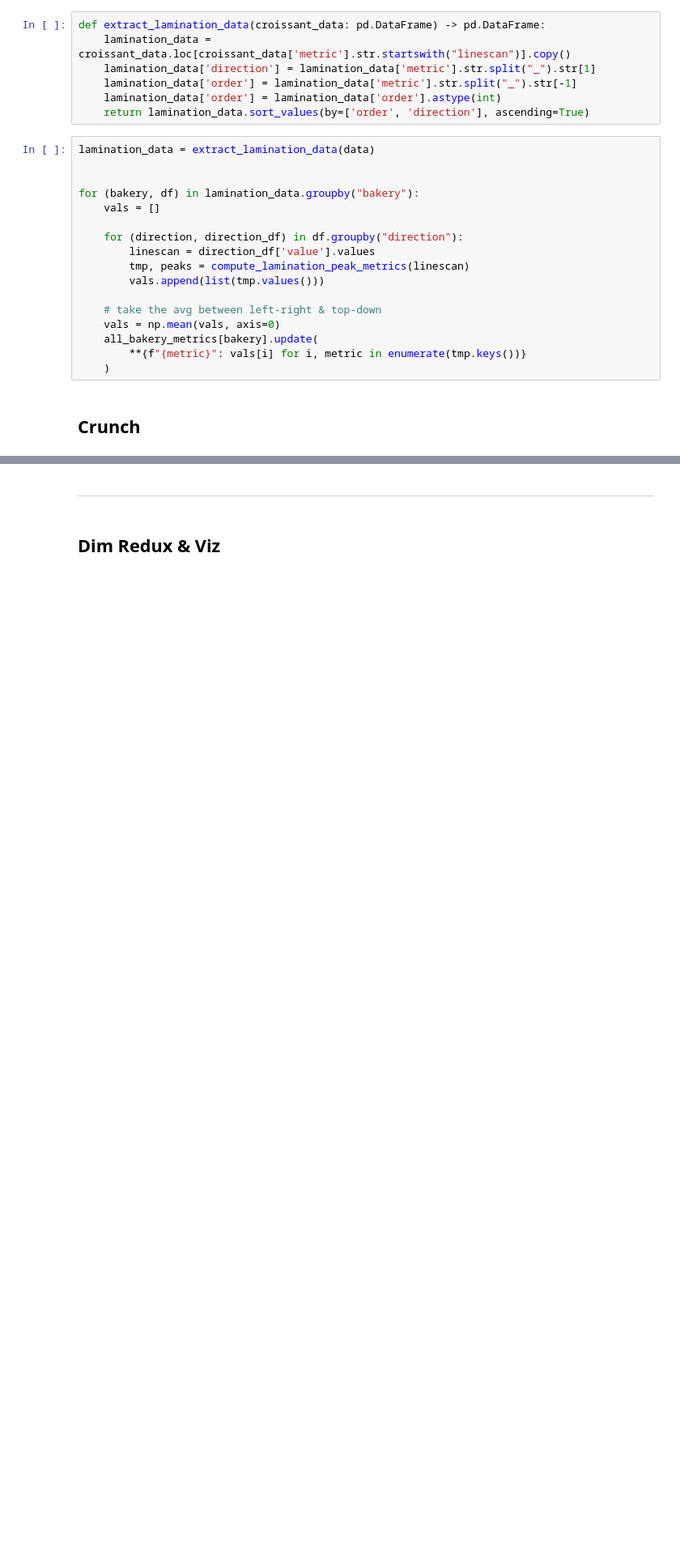
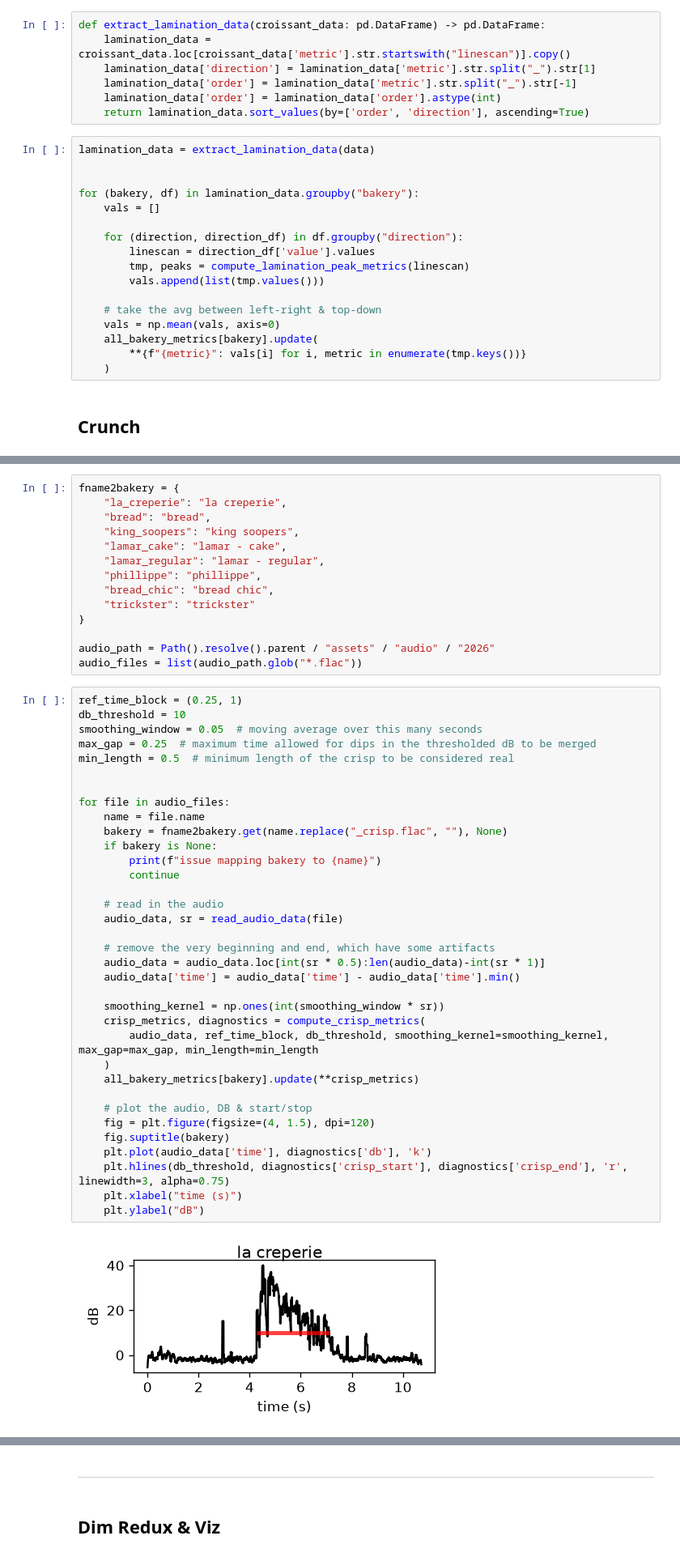
Before and after one commit to Jorsorokin/pytiserie, a Jupyter notebook: analysis/2026_analysis.ipynb, the cells around one changed output, grey strips where cells are left out. Shown at 81% size. Saved outputs shown, nothing was run; the diff lists cells and outputs as text; blank space fills up the shorter version.

Commit message:
update notebook with audio analysis

```diff
--- a/analysis/2026_analysis.ipynb
+++ b/analysis/2026_analysis.ipynb
@@ -202,0 +207,51 @@ for (bakery, df) in lamination_data.groupby("bakery"):
+# %%
+fname2bakery = {
+    "la_creperie": "la creperie",
+    "bread": "bread",
+    "king_soopers": "king soopers",
+    "lamar_cake": "lamar - cake",
+    "lamar_regular": "lamar - regular",
+    "phillippe": "phillippe",
+    "bread_chic": "bread chic",
+    "trickster": "trickster"
+}
+
+audio_path = Path().resolve().parent / "assets" / "audio" / "2026"
+audio_files = list(audio_path.glob("*.flac"))
+# %%
+ref_time_block = (0.25, 1)
+db_threshold = 10
+smoothing_window = 0.05  # moving average over this many seconds
+max_gap = 0.25  # maximum time allowed for dips in the thresholded dB to be merged
+min_length = 0.5  # minimum length of the crisp to be considered real
+
+
+for file in audio_files:
+    name = file.name
+    bakery = fname2bakery.get(name.replace("_crisp.flac", ""), None)
+    if bakery is None:
+        print(f"issue mapping bakery to {name}")
+        continue
+
+    # read in the audio
+    audio_data, sr = read_audio_data(file)
+
+    # remove the very beginning and end, which have some artifacts
+    audio_data = audio_data.loc[int(sr * 0.5):len(audio_data)-int(sr * 1)]
+    audio_data['time'] = audio_data['time'] - audio_data['time'].min()
+
+    smoothing_kernel = np.ones(int(smoothing_window * sr))
+    crisp_metrics, diagnostics = compute_crisp_metrics(
+        audio_data, ref_time_block, db_threshold, smoothing_kernel=smoothing_kernel, max_gap=max_gap, min_length=min_length
+    )
+    all_bakery_metrics[bakery].update(**crisp_metrics)
+
+    # plot the audio, DB & start/stop
+    fig = plt.figure(figsize=(4, 1.5), dpi=120)
+    fig.suptitle(bakery)
+    plt.plot(audio_data['time'], diagnostics['db'], 'k')
+    plt.hlines(db_threshold, diagnostics['crisp_start'], diagnostics['crisp_end'], 'r', linewidth=3, alpha=0.75)
+    plt.xlabel("time (s)")
+    plt.ylabel("dB")
+# %% [output]
+[figure, added]
```
Also changed, not shown: parts of 8 cells of this notebook.
